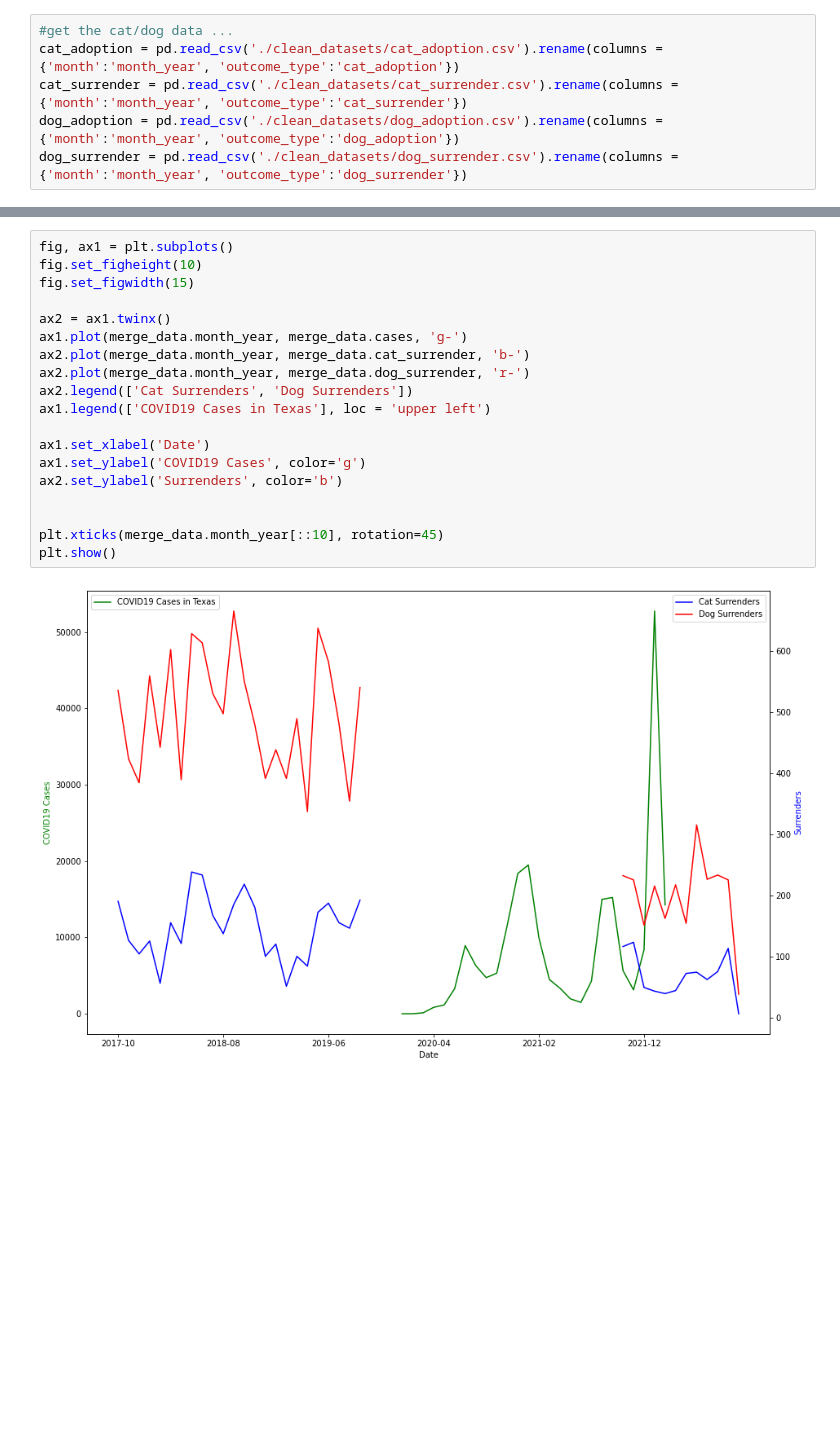
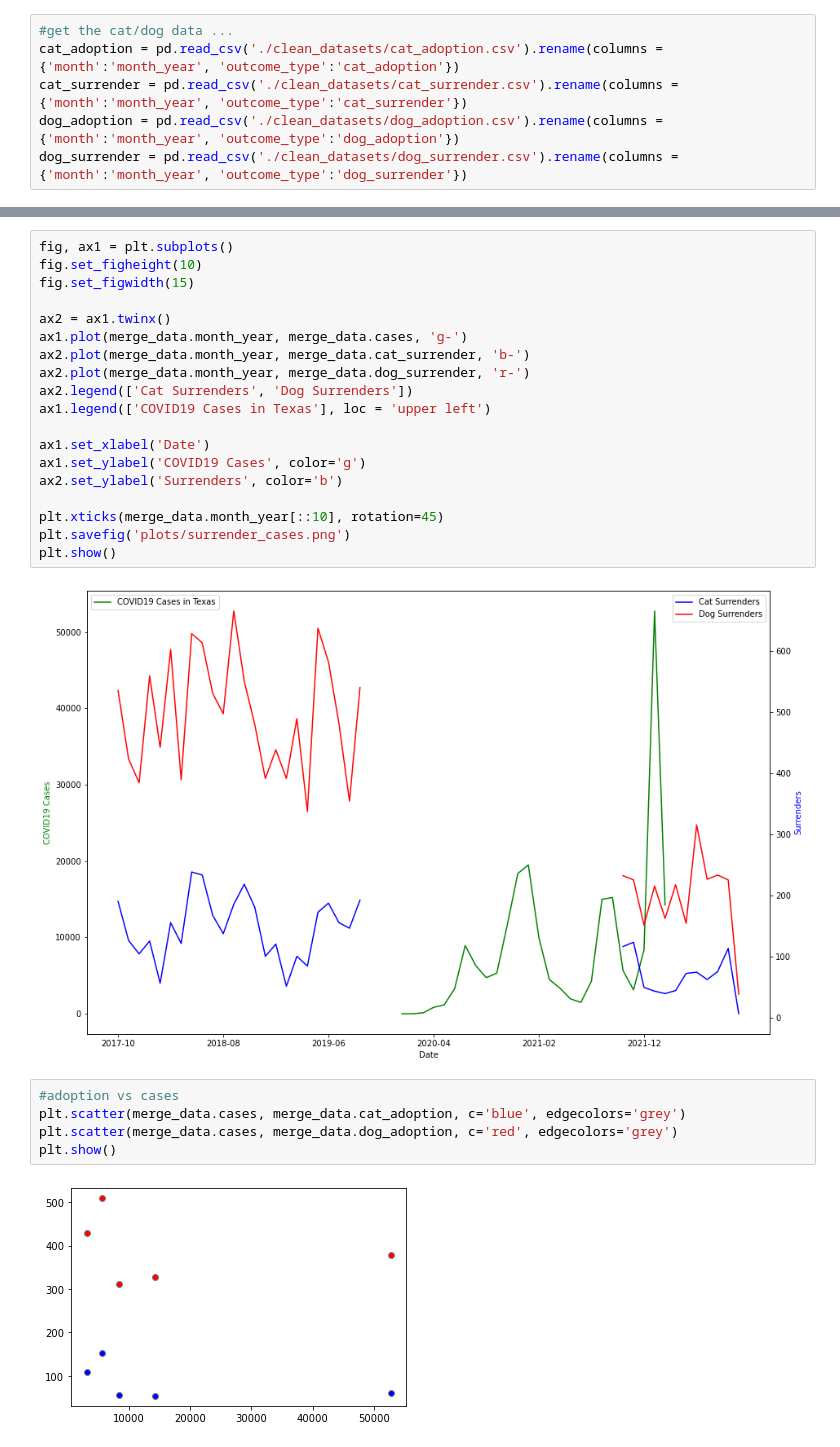
Before and after one commit to djdolejsi/Adoption-Surrender-Rates-vs-COVID-Cases, a Jupyter notebook: covid_cases.ipynb, the cells around one changed output, grey strips where cells are left out. Drawn from its saved outputs; the diff is of its cells as text; blank space fills up the shorter version.

Commit message:
Nathan cases edits

```diff
--- a/covid_cases.ipynb
+++ b/covid_cases.ipynb
@@ -128,8 +122,15 @@ ax1.set_xlabel('Date')
 ax1.set_ylabel('COVID19 Cases', color='g')
 ax2.set_ylabel('Surrenders', color='b')
 
-
 plt.xticks(merge_data.month_year[::10], rotation=45)
+plt.savefig('plots/surrender_cases.png')
 plt.show()
 # %% [output]
 [figure]
+# %%
+#adoption vs cases
+plt.scatter(merge_data.cases, merge_data.cat_adoption, c='blue', edgecolors='grey')
+plt.scatter(merge_data.cases, merge_data.dog_adoption, c='red', edgecolors='grey')
+plt.show()
+# %% [output]
+[figure, added]
```
Also changed, not shown: parts of 2 cells of this notebook, 8 other files.
